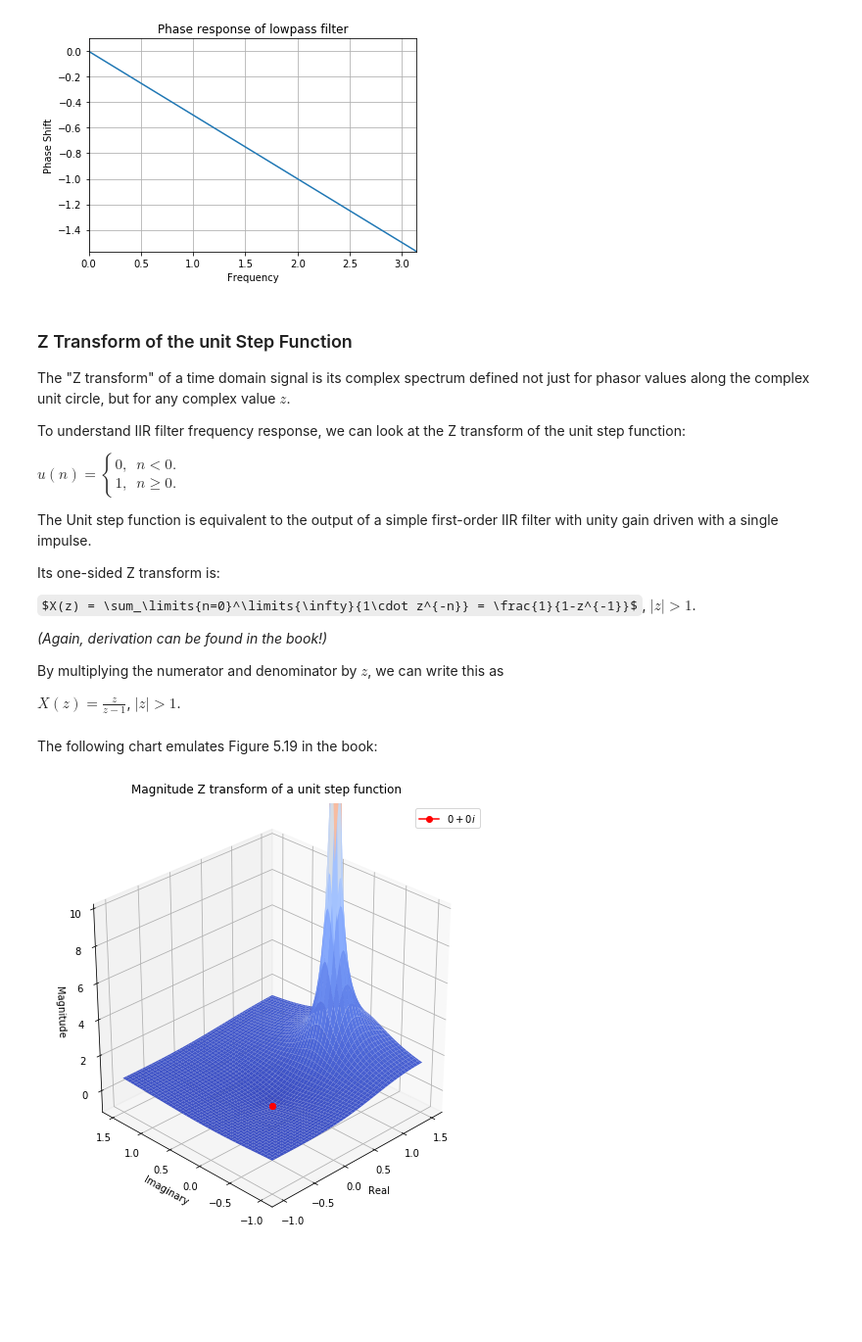
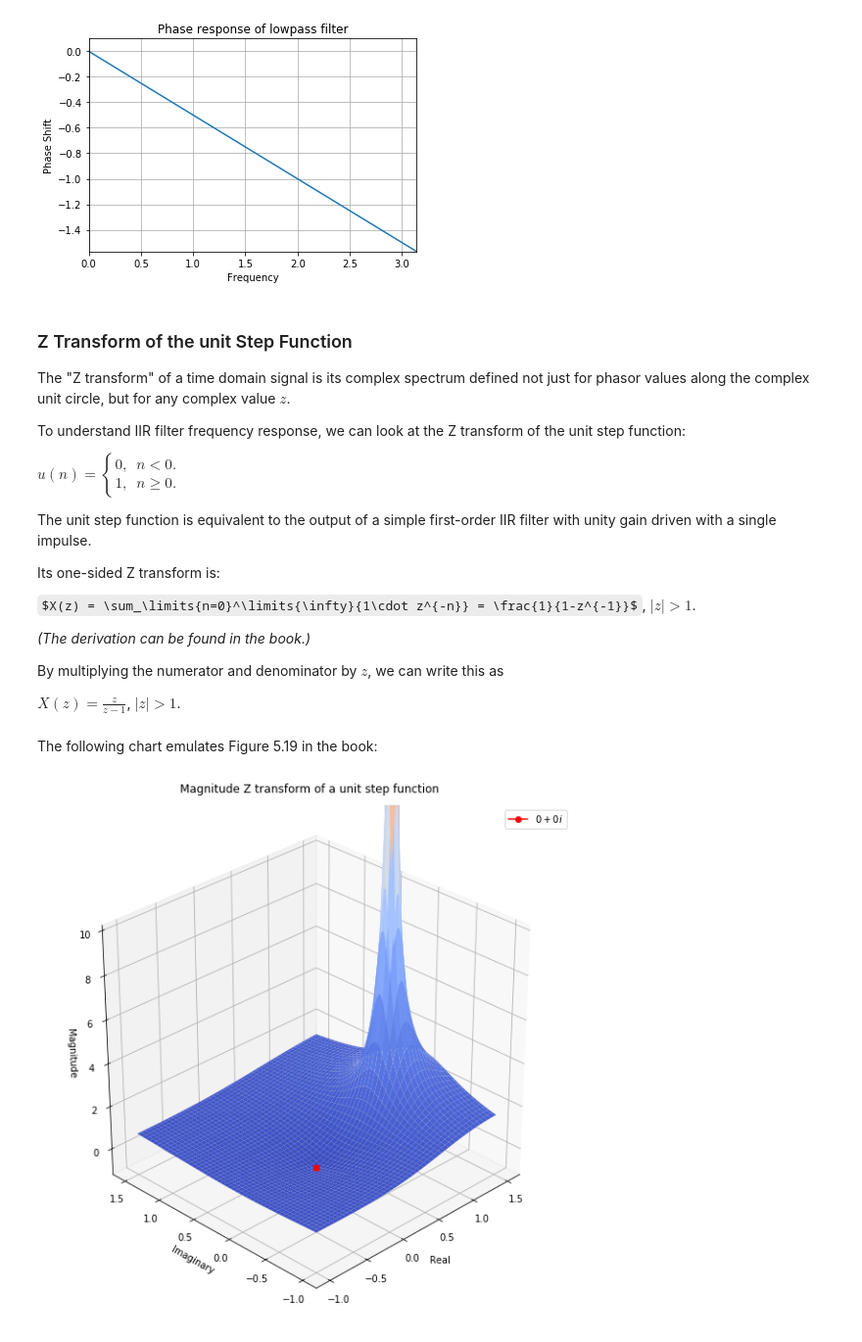
Before and after one commit to khiner/notebooks, a Jupyter notebook: musimathics/volume_2/chapter_5_filtering.ipynb, the cells around one changed output. Shown at 98% size. Saved outputs shown, nothing was run; the diff lists cells and outputs as text; code cells hidden in the pictures; some formulas as TeX source; blank space fills up the shorter version.

```diff
--- a/musimathics/volume_2/chapter_5_filtering.ipynb
+++ b/musimathics/volume_2/chapter_5_filtering.ipynb
@@ -117,13 +117,13 @@ $u(n) = \begin{cases}
     1, & n \geq 0.
 \end{cases}$
 
-The Unit step function is equivalent to the output of a simple first-order IIR filter with unity gain driven with a single impulse.
+The unit step function is equivalent to the output of a simple first-order IIR filter with unity gain driven with a single impulse.
 
 Its one-sided Z transform is:
 
 $X(z) = \sum_\limits{n=0}^\limits{\infty}{1\cdot z^{-n}} = \frac{1}{1-z^{-1}}$, $\left|z\right| > 1$.
 
-_(Again, derivation can be found in the book!)_
+_(The derivation can be found in the book.)_
 
 By multiplying the numerator and denominator by $z$, we can write this as
 
@@ -136,28 +136,28 @@ The following chart emulates Figure 5.19 in the book:
 # %%
 from mpl_toolkits.mplot3d import Axes3D
 from matplotlib import cm
 import numpy as np
 
 
-fig = plt.figure(figsize=(8, 8))
+fig = plt.figure(figsize=(10, 10))
 ax = fig.gca(projection='3d')
 
 real = np.linspace(-1, 1.5, 100)
 imag = np.linspace(-1, 1.5, 100)
 real, imag = np.meshgrid(real, imag)
 r = np.sqrt(real**2 + imag**2)
 a = np.arctan2(real, imag)
 z = r * np.exp(1j * a)
 X = unit_step_z_transform(z)
 ax.plot_surface(z.real, z.imag, np.abs(X), cmap=cm.coolwarm, antialiased=True)
 zero_mag = unit_step_z_transform(0j)
 ax.set_title('Magnitude Z transform of a unit step function', y=1.1)
 ax.plot([0,0], [0,0], [zero_mag.real, zero_mag.imag], c='r', marker='o', label='$0 + 0i$')
 ax.legend()
 ax.view_init(azim=5 * 360/8)
 ax.set_xlabel('Real')
 ax.set_ylabel('Imaginary')
 ax.set_zlabel('Magnitude')
 _ = ax.set_zlim(-1.01, 10)
 # %% [output]
-[figure, old version]
+[figure, new version]
```
Also changed, not shown: parts of 1 cell of this notebook, 4 other files.
